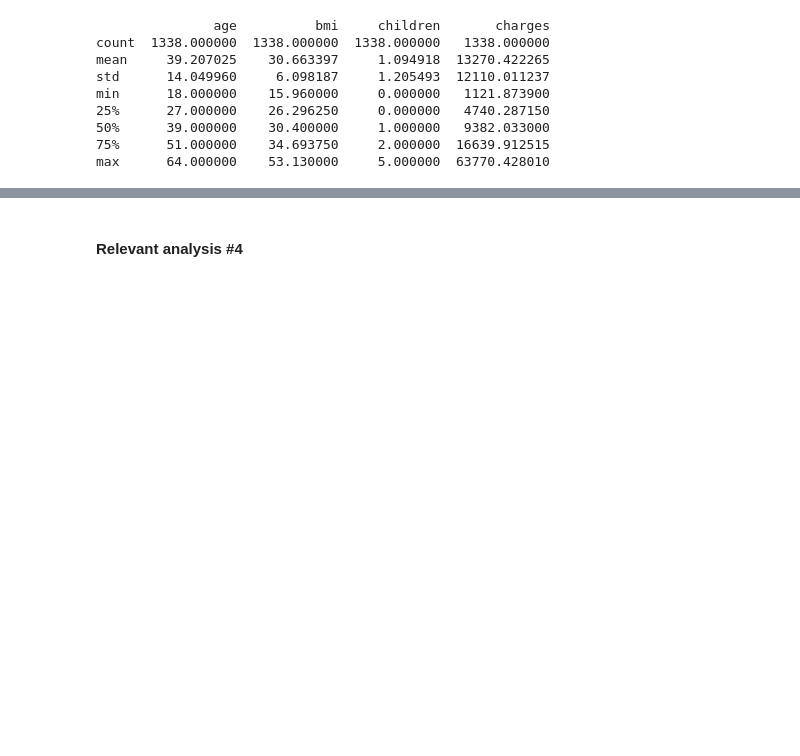
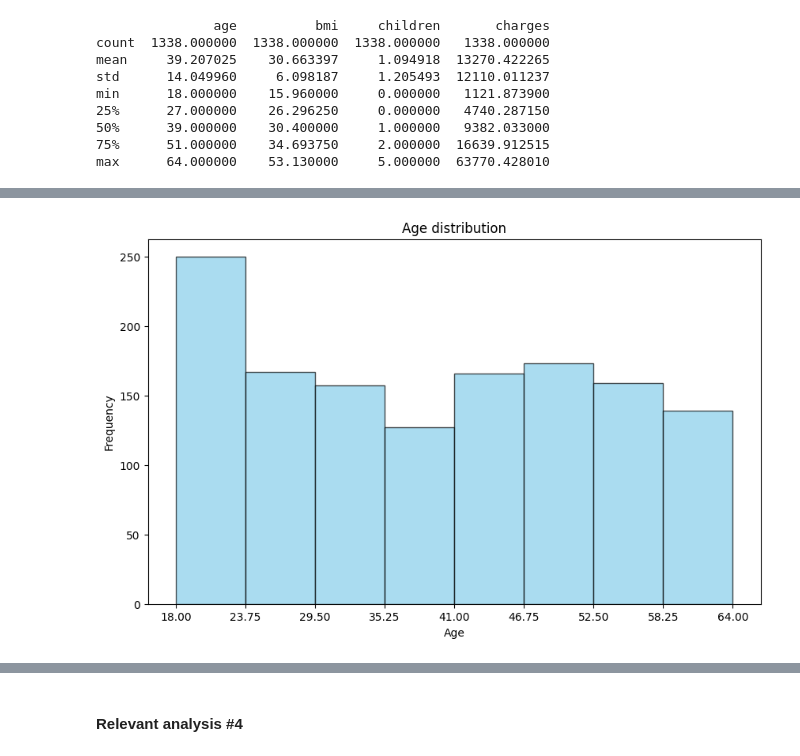
Before and after one commit to 911AstalusAdrian/MS2-PT, a Jupyter notebook: A3/clustering_notebook.ipynb, the cells around one changed output, grey strips where cells are left out. Drawn from its saved outputs; the diff is of its cells as text; code cells hidden in the pictures; blank space fills up the shorter version.

```diff
--- a/A3/clustering_notebook.ipynb
+++ b/A3/clustering_notebook.ipynb
@@ -45,0 +56,14 @@ max      64.000000    53.130000     5.000000  63770.428010
+# %%
+bin_nr = 8
+counts, bin_edges = np.histogram(df['age'], bins=bin_nr)
+
+
+plt.figure(figsize=(10, 6))
+plt.hist(df['age'], bins=bin_nr, color='skyblue', edgecolor='black', alpha=0.7)
+plt.xticks(bin_edges)
+plt.title('Age distribution')
+plt.xlabel('Age')
+plt.ylabel('Frequency')
+plt.show()
+# %% [output]
+[figure, added]
```
Also changed, not shown: parts of 7 cells of this notebook.
